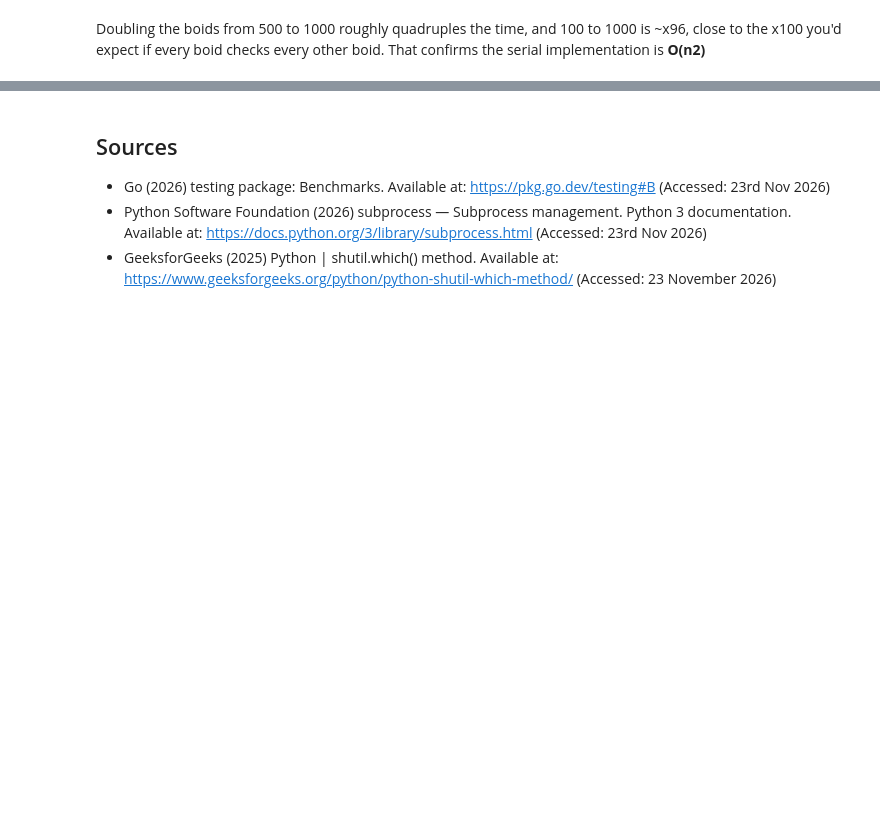
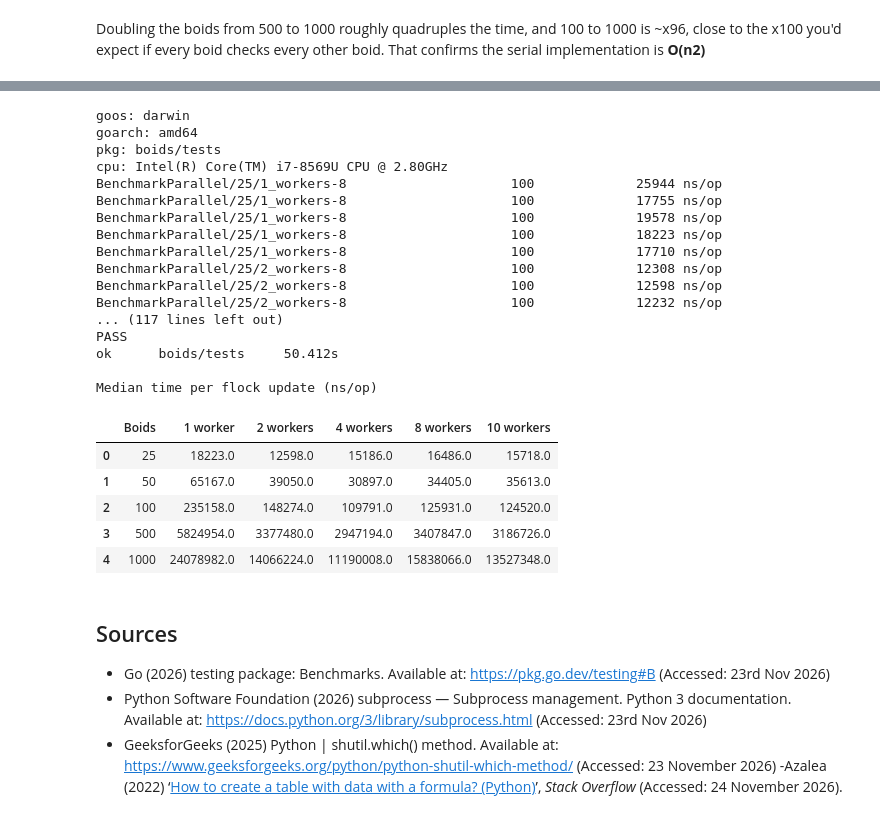
Before and after one commit to Team-A-D-A-M/Con_Dev_Contagion_Project, a Jupyter notebook: Documentation/serial_benchmarks.ipynb, the cells around one changed output, grey strips where cells are left out. Cells and saved outputs as stored; diff of their text form; code cells hidden in the pictures; blank space fills up the shorter version.

```diff
--- a/Documentation/serial_benchmarks.ipynb
+++ b/Documentation/serial_benchmarks.ipynb
@@ -121,5 +133,63 @@ plt.show()
+# %%
+parallel_result = subprocess.run(
+    [go_exe, 'test', './tests', '-run', '^$', '-bench', '^BenchmarkParallel$', '-benchtime=100x', '-count=5'],
+    cwd=boids_folder, text=True, capture_output=True, check=True
+)
+print(parallel_result.stdout)
+
+# Pull timings from lines like: BenchmarkParallel/100/4_workers-8   100   103234 ns/op
+parallel_timings = {}
+for line in parallel_result.stdout.splitlines():
+    match = re.match(r'^BenchmarkParallel/(\d+)/(\d+)_workers-\d+\s+\d+\s+([\d.]+)\s+ns/op', line)
+    if match:
+        boid_count = int(match.group(1))
+        worker_count = int(match.group(2))
+        nanoseconds = float(match.group(3))
+        key = (boid_count, worker_count)
+
+        if key in parallel_timings:
+            parallel_timings[key].append(nanoseconds)
+        else:
+            parallel_timings[key] = [nanoseconds]
+
+boids = [25, 50, 100, 500, 1000]
+df = pd.DataFrame({'Boids': boids})
+
+df['1 worker'] = [statistics.median(parallel_timings[n, 1]) for n in boids]
+df['2 workers'] = [statistics.median(parallel_timings[n, 2]) for n in boids]
+df['4 workers'] = [statistics.median(parallel_timings[n, 4]) for n in boids]
+df['8 workers'] = [statistics.median(parallel_timings[n, 8]) for n in boids]
+df['10 workers'] = [statistics.median(parallel_timings[n, 10]) for n in boids]
+
+print('Median time per flock update (ns/op)')
+df
+# %% [output]
+goos: darwin
+goarch: amd64
+pkg: boids/tests
+cpu: Intel(R) Core(TM) i7-8569U CPU @ 2.80GHz
+BenchmarkParallel/25/1_workers-8                     100             25944 ns/op
+BenchmarkParallel/25/1_workers-8                     100             17755 ns/op
+BenchmarkParallel/25/1_workers-8                     100             19578 ns/op
+BenchmarkParallel/25/1_workers-8                     100             18223 ns/op
+BenchmarkParallel/25/1_workers-8                     100             17710 ns/op
+BenchmarkParallel/25/2_workers-8                     100             12308 ns/op
+BenchmarkParallel/25/2_workers-8                     100             12598 ns/op
+BenchmarkParallel/25/2_workers-8                     100             12232 ns/op
+... (117 lines left out)
+PASS
+ok      boids/tests     50.412s
+
+Median time per flock update (ns/op)
+|  | Boids | 1 worker | 2 workers | 4 workers | 8 workers | 10 workers |
+| 0 | 25 | 18223.0 | 12598.0 | 15186.0 | 16486.0 | 15718.0 |
+| 1 | 50 | 65167.0 | 39050.0 | 30897.0 | 34405.0 | 35613.0 |
+| 2 | 100 | 235158.0 | 148274.0 | 109791.0 | 125931.0 | 124520.0 |
+| 3 | 500 | 5824954.0 | 3377480.0 | 2947194.0 | 3407847.0 | 3186726.0 |
+| 4 | 1000 | 24078982.0 | 14066224.0 | 11190008.0 | 15838066.0 | 13527348.0 |
 # %% [markdown]
 ## Sources
 - Go (2026) testing package: Benchmarks. Available at: https://pkg.go.dev/testing#B (Accessed: 23rd Nov 2026)
 - Python Software Foundation (2026) subprocess — Subprocess management. Python 3 documentation. Available at: https://docs.python.org/3/library/subprocess.html (Accessed: 23rd Nov 2026)
 - GeeksforGeeks (2025) Python | shutil.which() method. Available at: https://www.geeksforgeeks.org/python/python-shutil-which-method/ (Accessed: 23 November 2026)
+-Azalea (2022) ‘[How to create a table with data with a formula? (Python)](https://stackoverflow.com/questions/73924021)’, *Stack Overflow* (Accessed: 24 November 2026).
```
Also changed, not shown: parts of 4 cells of this notebook.
